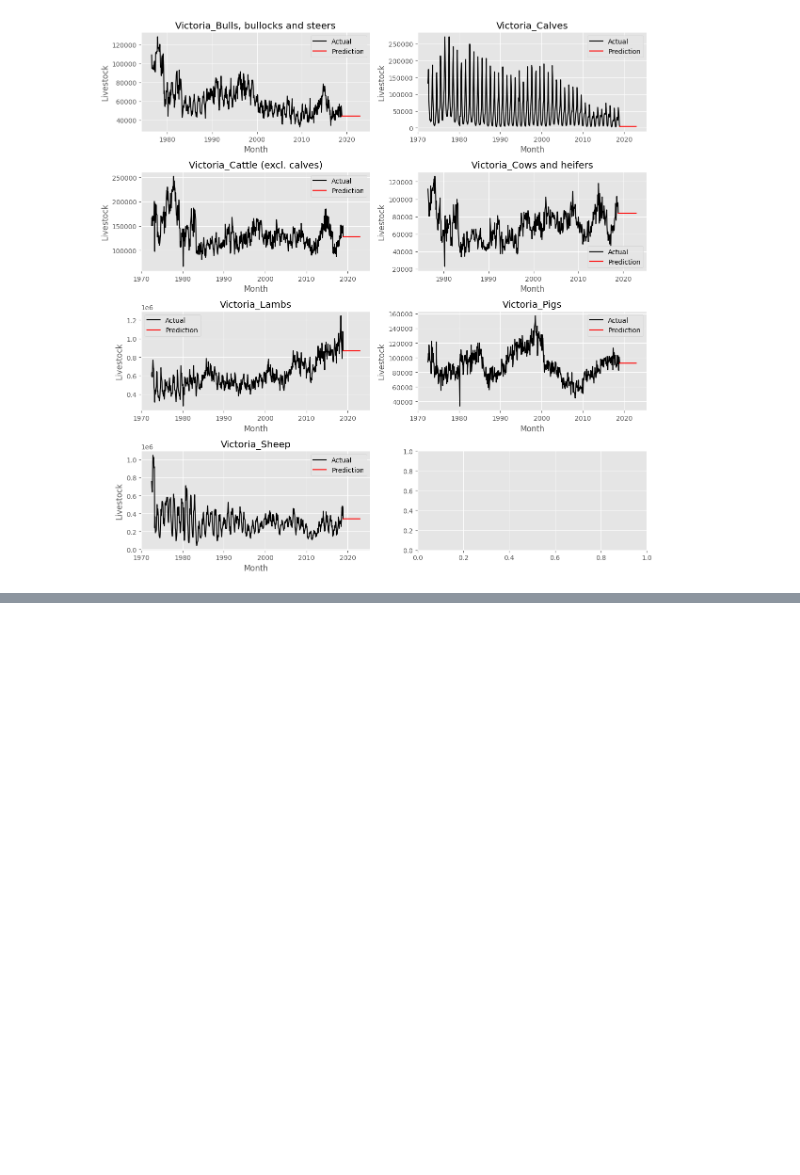
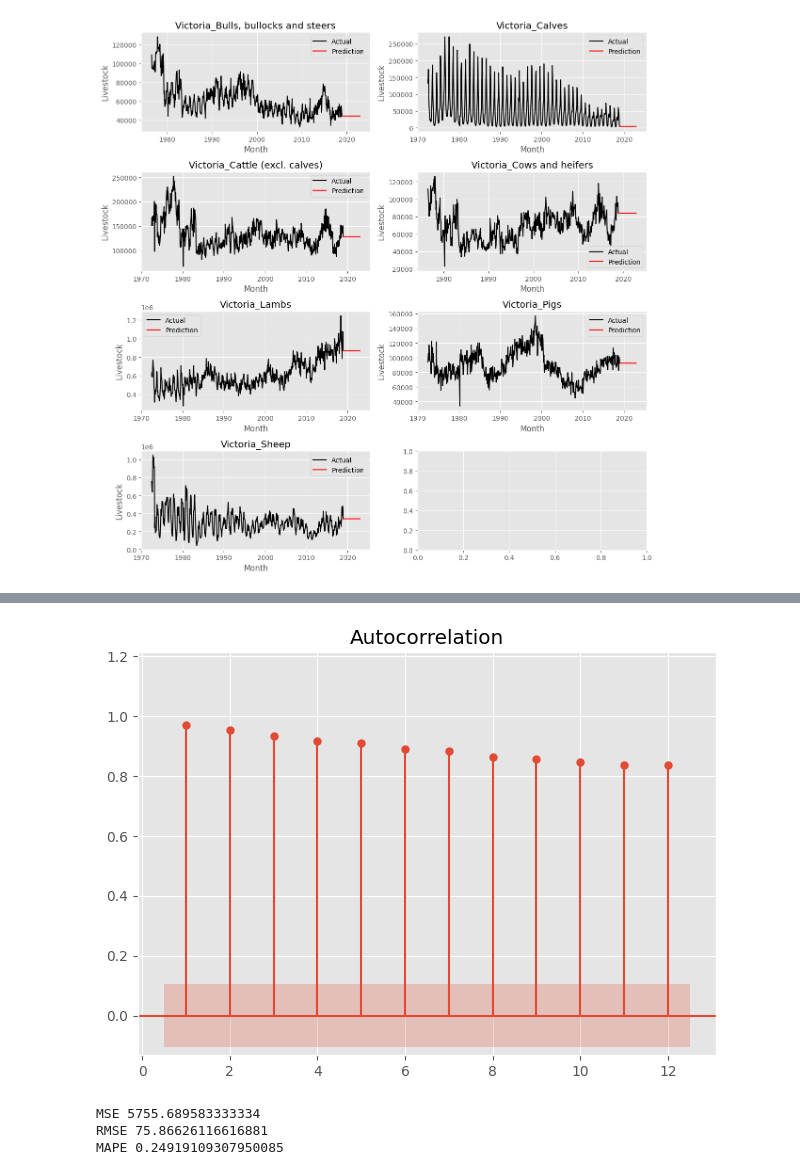
Before and after one commit to shivkatira/fpppy-exercise-solution, a Jupyter notebook: ch5.ipynb, the cells around one changed output, grey strips where cells are left out. Cells and saved outputs as stored; diff of their text form; code cells hidden in the pictures; blank space fills up the shorter version.

```diff
--- a/ch5.ipynb
+++ b/ch5.ipynb
@@ -640,0 +777,26 @@ plt.show()
+# %%
+def seasonal_naive(y, h, m):
+    k = int((h - 1) / m)
+    yT = y[-1]
+    return yT + h - m * (k + 1)
+# %%
+fitted_val = []
+pred_val = []
+
+for h in range(train.shape[0]):
+    fitted_val.append(seasonal_naive(train["Turnover"].values, h, 12))
+
+for h in range(test.shape[0]):
+    pred_val.append(seasonal_naive(train["Turnover"].values, h, 12))
+# %%
+resid = (train["Turnover"] - fitted_val).values
+# %%
+fig = plt.figure()
+ax = fig.gca()
+
+plot_acf(resid, ax, lags=12, zero=False, auto_ylims=True, bartlett_confint=False)
+
+plt.tight_layout()
+plt.show()
+# %% [output]
+[figure, added]
@@ -640,0 +814,8 @@ plt.show()
+# %%
+print("MSE", mse(test["Turnover"], pred_val))
+print("RMSE", rmse(test["Turnover"], pred_val))
+print("MAPE", mape(test["Turnover"], pred_val))
+# %% [output]
+MSE 5755.689583333334
+RMSE 75.86626116616881
+MAPE 0.24919109307950085
```
Also changed, not shown: parts of 104 cells of this notebook.
